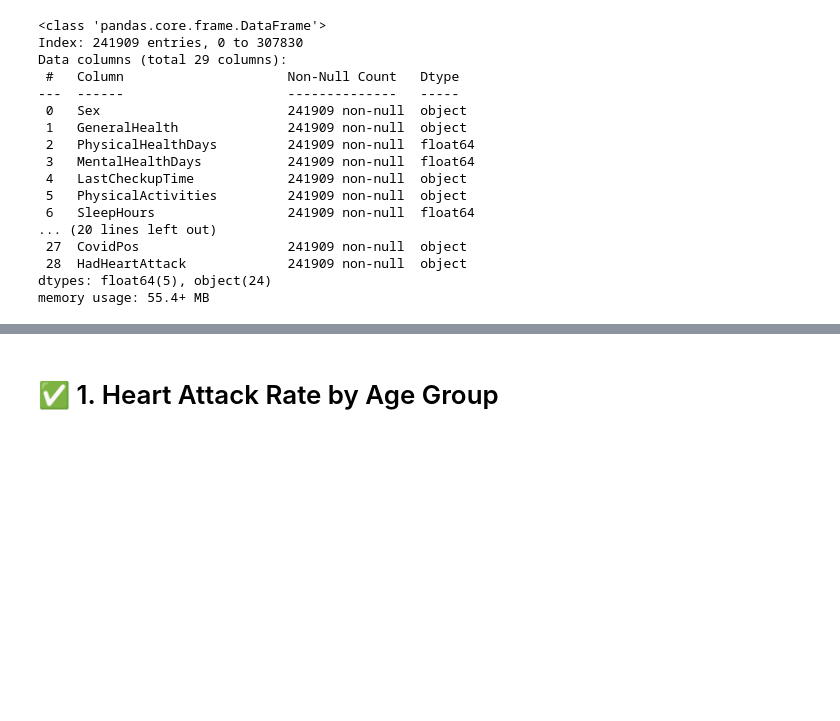
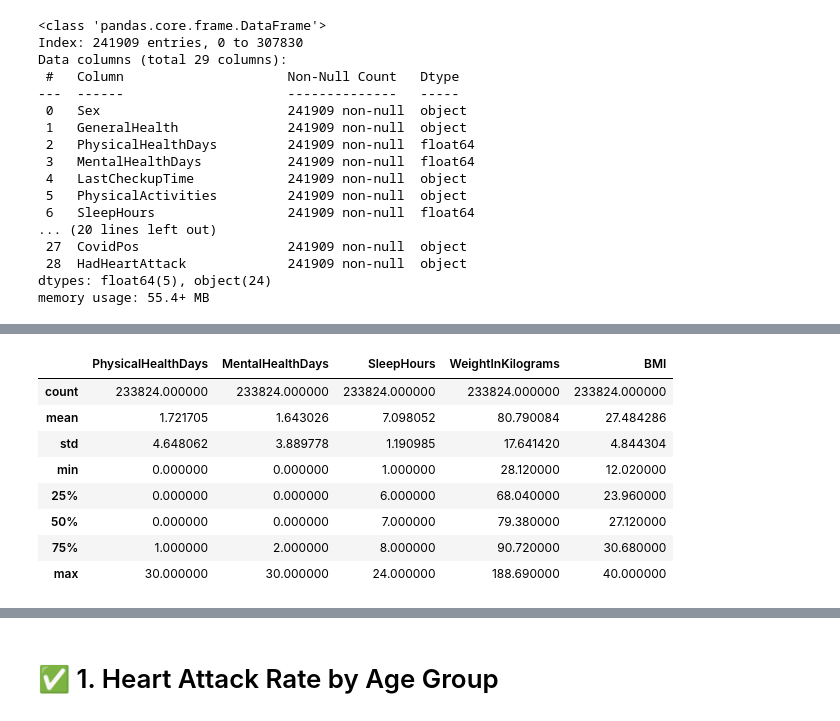
Before and after one commit to am-galal/healthcare-predictive-analytical-application-for-heart-diseases, a Jupyter notebook: Graduation_project.ipynb, the cells around one changed output, grey strips where cells are left out. Drawn from its saved outputs; the diff is of its cells as text; code cells hidden in the pictures; blank space fills up the shorter version.

```diff
--- a/Graduation_project.ipynb
+++ b/Graduation_project.ipynb
@@ -771,0 +814,12 @@ memory usage: 55.4+ MB
+# %%
+df.describe()
+# %% [output]
+|  | PhysicalHealthDays | MentalHealthDays | SleepHours | WeightInKilograms | BMI |
+| count | 233824.000000 | 233824.000000 | 233824.000000 | 233824.000000 | 233824.000000 |
+| mean | 1.721705 | 1.643026 | 7.098052 | 80.790084 | 27.484286 |
+| std | 4.648062 | 3.889778 | 1.190985 | 17.641420 | 4.844304 |
+| min | 0.000000 | 0.000000 | 1.000000 | 28.120000 | 12.020000 |
+| 25% | 0.000000 | 0.000000 | 6.000000 | 68.040000 | 23.960000 |
+| 50% | 0.000000 | 0.000000 | 7.000000 | 79.380000 | 27.120000 |
+| 75% | 1.000000 | 2.000000 | 8.000000 | 90.720000 | 30.680000 |
+| max | 30.000000 | 30.000000 | 24.000000 | 188.690000 | 40.000000 |
```
Also changed, not shown: parts of 21 cells of this notebook.
